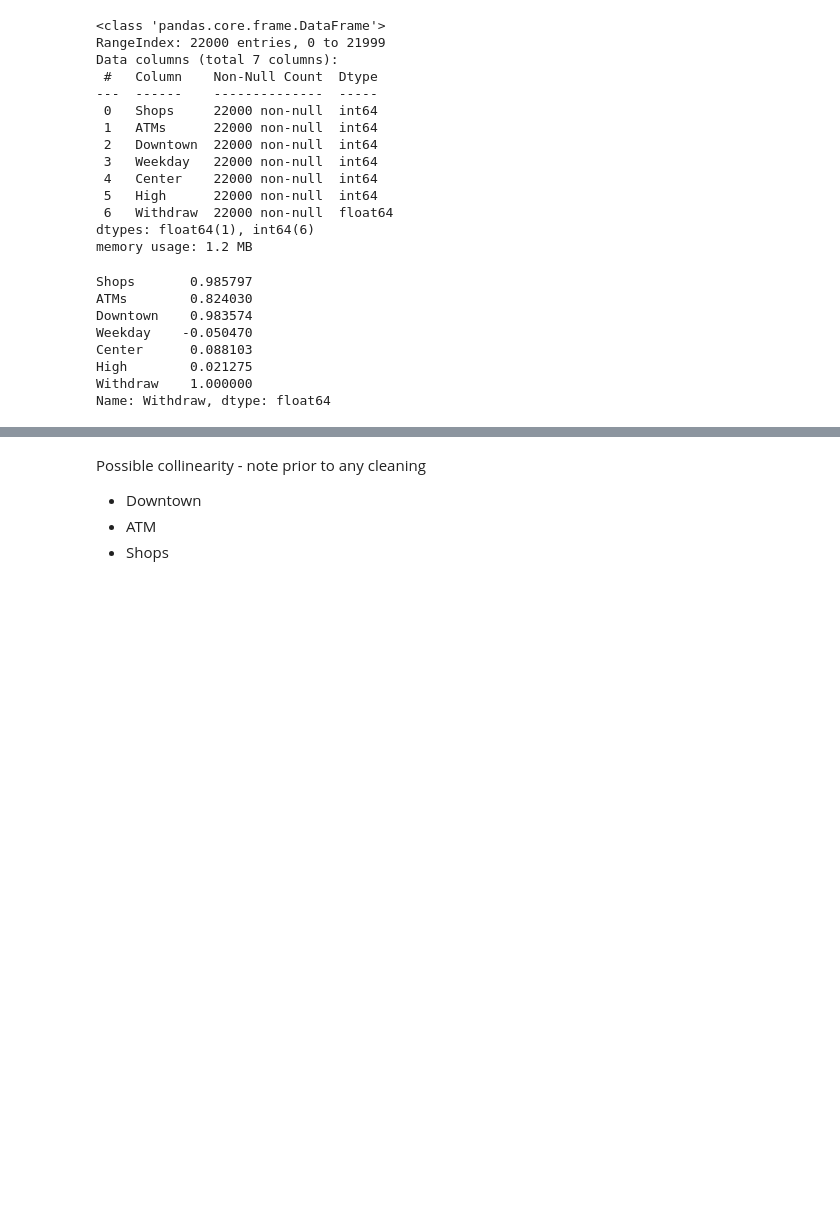
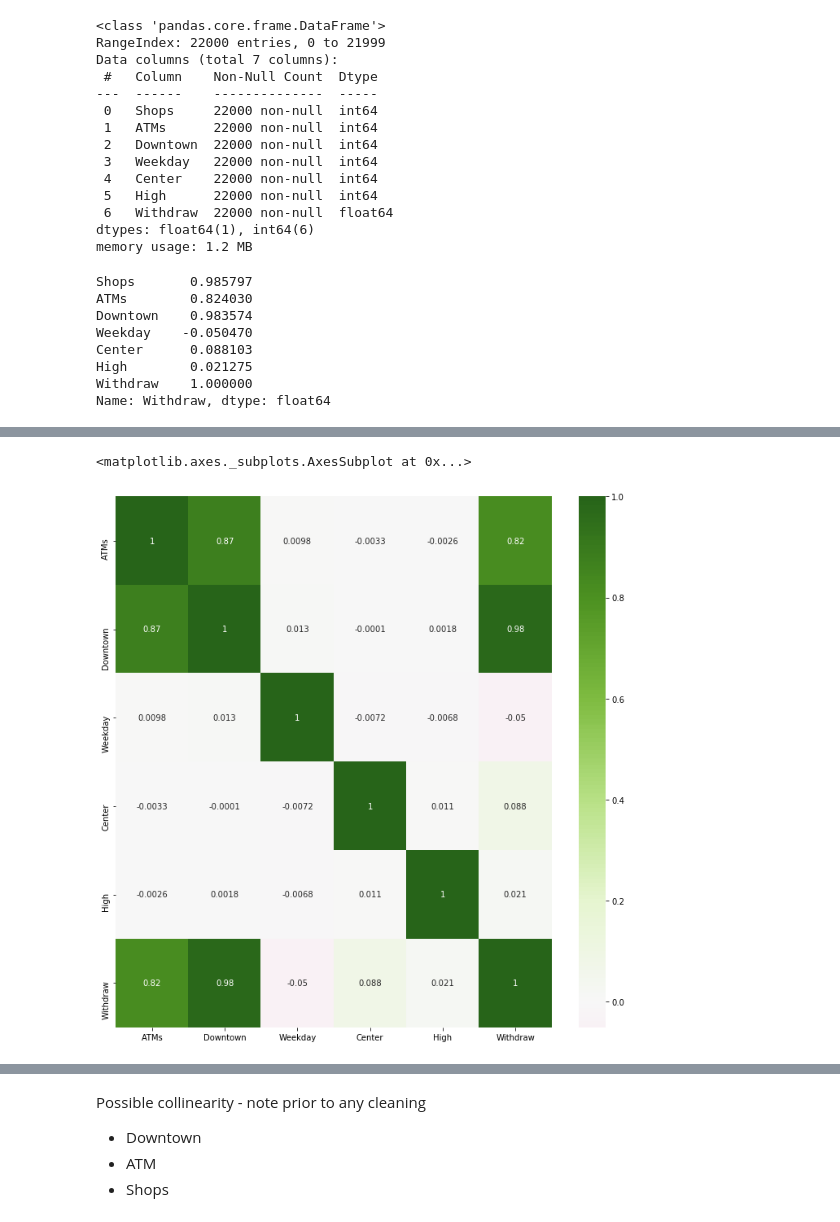
Before and after one commit to ekg-21/econ3203_Y, a Jupyter notebook: group_ass.ipynb, the cells around one changed output, grey strips where cells are left out. Cells and saved outputs as stored; diff of their text form; code cells hidden in the pictures; blank space fills up the shorter version.

```diff
--- a/group_ass.ipynb
+++ b/group_ass.ipynb
@@ -93,0 +119,8 @@ sns.heatmap(ATM_data.corr(),  cmap='PiYG', center=0, annot=True)
+# %%
+drop_dat = ATM_data.drop(columns=['Shops'])
+# %%
+plt.figure(figsize=(12, 12))
+sns.heatmap(drop_dat.corr(),  cmap='PiYG', center=0, annot=True)
+# %% [output]
+<matplotlib.axes._subplots.AxesSubplot at 0x...>
+[figure, added]
```
Also changed, not shown: parts of 27 cells of this notebook.
